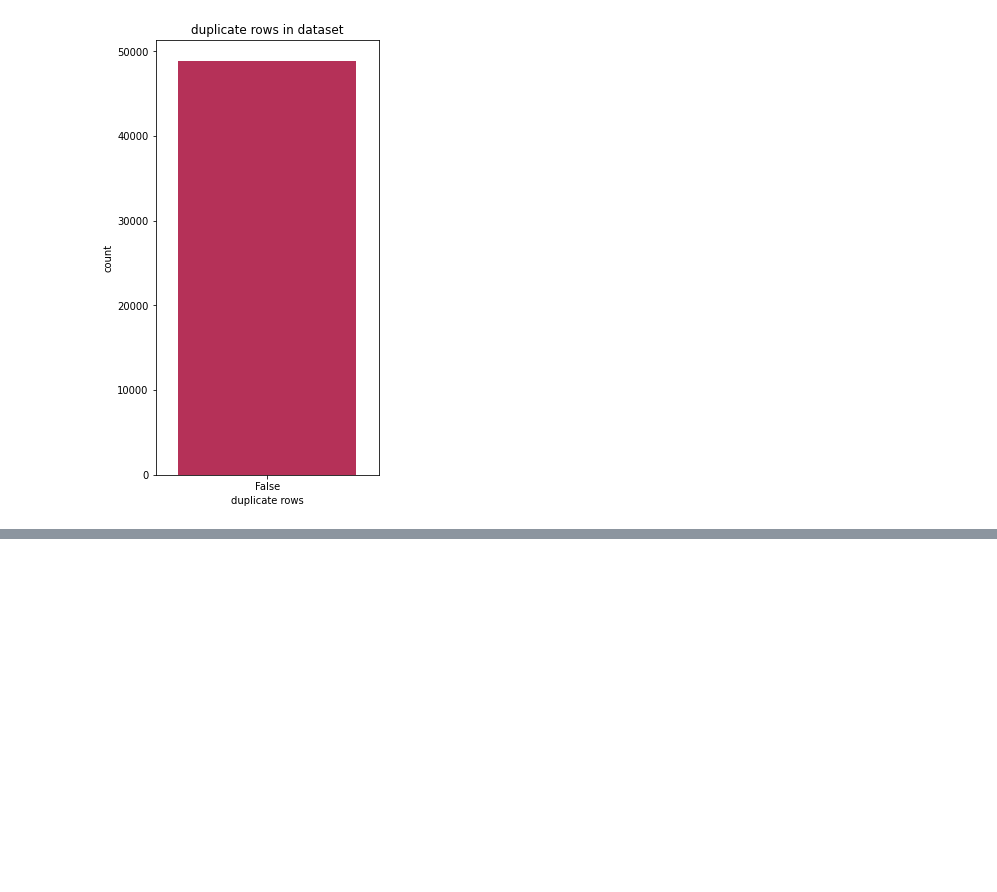
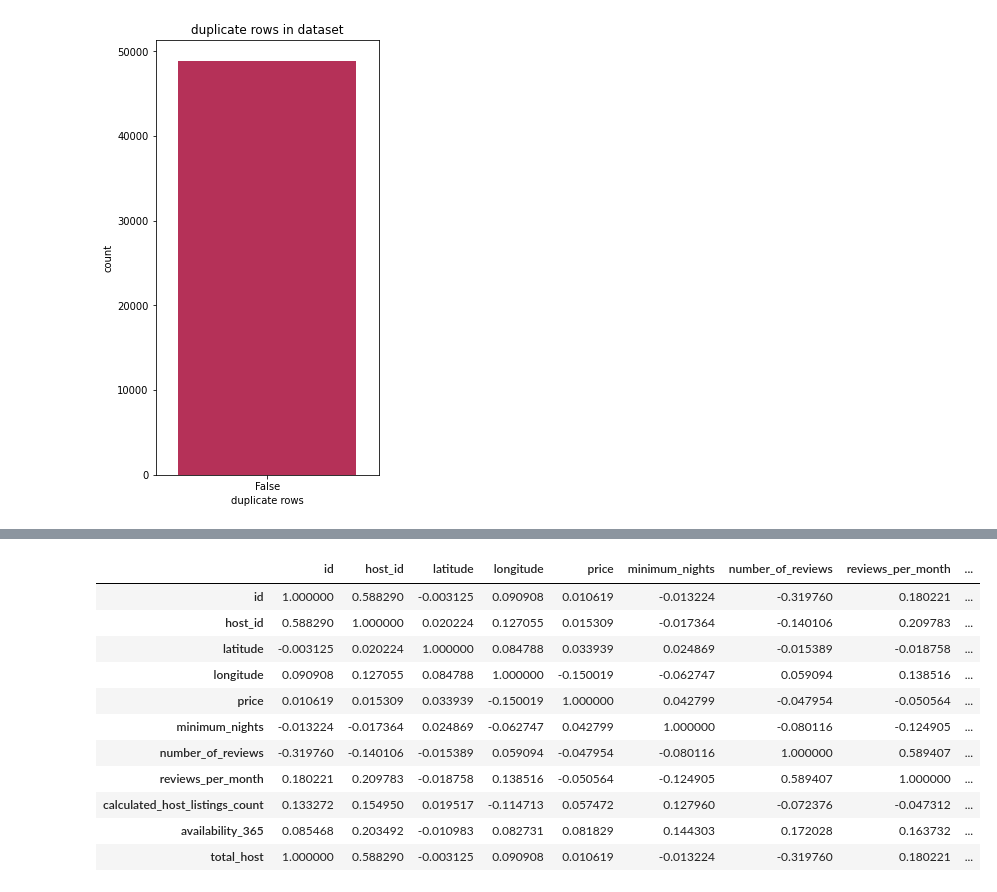
Before and after one commit to yashwany/EDA-Capstone-Project-on-Airbnb, a Jupyter notebook: EDA_Capstone_Project_on_Airbnb.ipynb, the cells around one changed output, grey strips where cells are left out. Saved outputs shown, nothing was run; the diff lists cells and outputs as text; code cells hidden in the pictures; blank space fills up the shorter version.

```diff
--- a/EDA_Capstone_Project_on_Airbnb.ipynb
+++ b/EDA_Capstone_Project_on_Airbnb.ipynb
@@ -223,0 +268,16 @@ Text(0.5, 1.0, 'duplicate rows in dataset')
+# %%
+#create correlation matrix
+numerical_df1.corr()
+# %% [output]
+|  | id | host_id | latitude | longitude | price | minimum_nights | number_of_reviews | reviews_per_month | ... |
+| id | 1.000000 | 0.588290 | -0.003125 | 0.090908 | 0.010619 | -0.013224 | -0.319760 | 0.180221 | ... |
+| host_id | 0.588290 | 1.000000 | 0.020224 | 0.127055 | 0.015309 | -0.017364 | -0.140106 | 0.209783 | ... |
+| latitude | -0.003125 | 0.020224 | 1.000000 | 0.084788 | 0.033939 | 0.024869 | -0.015389 | -0.018758 | ... |
+| longitude | 0.090908 | 0.127055 | 0.084788 | 1.000000 | -0.150019 | -0.062747 | 0.059094 | 0.138516 | ... |
+| price | 0.010619 | 0.015309 | 0.033939 | -0.150019 | 1.000000 | 0.042799 | -0.047954 | -0.050564 | ... |
+| minimum_nights | -0.013224 | -0.017364 | 0.024869 | -0.062747 | 0.042799 | 1.000000 | -0.080116 | -0.124905 | ... |
+| number_of_reviews | -0.319760 | -0.140106 | -0.015389 | 0.059094 | -0.047954 | -0.080116 | 1.000000 | 0.589407 | ... |
+| reviews_per_month | 0.180221 | 0.209783 | -0.018758 | 0.138516 | -0.050564 | -0.124905 | 0.589407 | 1.000000 | ... |
+| calculated_host_listings_count | 0.133272 | 0.154950 | 0.019517 | -0.114713 | 0.057472 | 0.127960 | -0.072376 | -0.047312 | ... |
+| availability_365 | 0.085468 | 0.203492 | -0.010983 | 0.082731 | 0.081829 | 0.144303 | 0.172028 | 0.163732 | ... |
+| total_host | 1.000000 | 0.588290 | -0.003125 | 0.090908 | 0.010619 | -0.013224 | -0.319760 | 0.180221 | ... |
```
Also changed, not shown: parts of 11 cells of this notebook.
